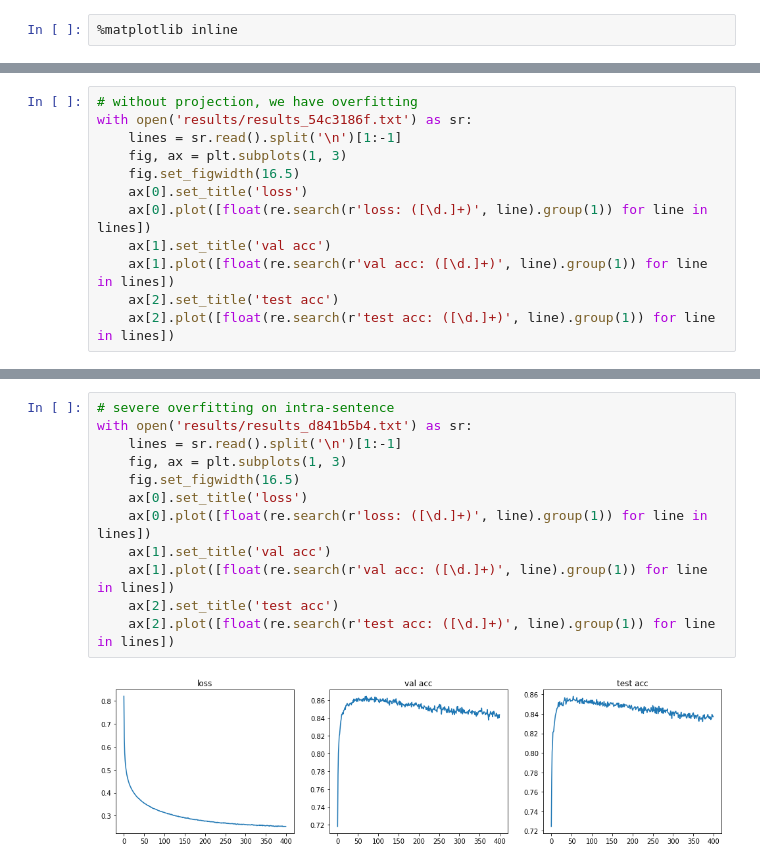
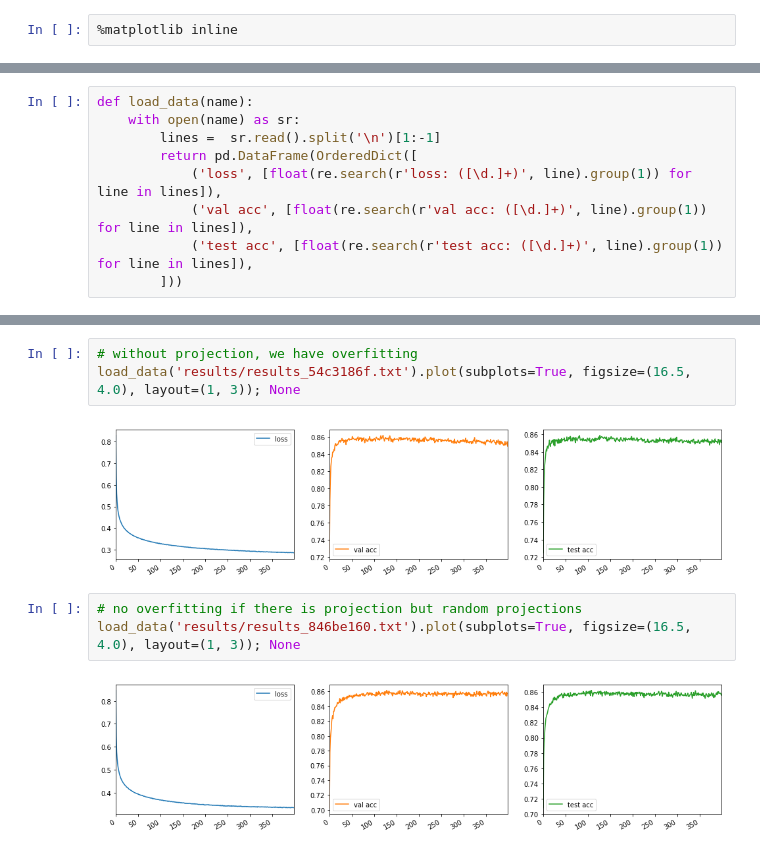
Before and after one commit to stevenxxiu/decomp_attend, a Jupyter notebook: notes.ipynb, the cells around one changed output, grey strips where cells are left out. Saved outputs shown, nothing was run; the diff lists cells and outputs as text.

Commit message:
more results & some re-runs

```diff
--- a/notes.ipynb
+++ b/notes.ipynb
@@ -5,14 +7,11 @@ import re
 import matplotlib
 import matplotlib.pyplot as plt
 # %%
-# without projection, we have overfitting
-with open('results/results_54c3186f.txt') as sr:
-    lines = sr.read().split('\n')[1:-1]
-    fig, ax = plt.subplots(1, 3)
-    fig.set_figwidth(16.5)
-    ax[0].set_title('loss')
-    ax[0].plot([float(re.search(r'loss: ([\d.]+)', line).group(1)) for line in lines])
-    ax[1].set_title('val acc')
-    ax[1].plot([float(re.search(r'val acc: ([\d.]+)', line).group(1)) for line in lines])
-    ax[2].set_title('test acc')
-    ax[2].plot([float(re.search(r'test acc: ([\d.]+)', line).group(1)) for line in lines])
+def load_data(name):
+    with open(name) as sr:
+        lines =  sr.read().split('\n')[1:-1]
+        return pd.DataFrame(OrderedDict([
+            ('loss', [float(re.search(r'loss: ([\d.]+)', line).group(1)) for line in lines]),
+            ('val acc', [float(re.search(r'val acc: ([\d.]+)', line).group(1)) for line in lines]),
+            ('test acc', [float(re.search(r'test acc: ([\d.]+)', line).group(1)) for line in lines]),
+        ]))
@@ -49,14 +18,10 @@ with open('results/results_d2eacd77.txt') as sr:
-# %%
-# severe overfitting on intra-sentence
-with open('results/results_d841b5b4.txt') as sr:
-    lines = sr.read().split('\n')[1:-1]
-    fig, ax = plt.subplots(1, 3)
-    fig.set_figwidth(16.5)
-    ax[0].set_title('loss')
-    ax[0].plot([float(re.search(r'loss: ([\d.]+)', line).group(1)) for line in lines])
-    ax[1].set_title('val acc')
-    ax[1].plot([float(re.search(r'val acc: ([\d.]+)', line).group(1)) for line in lines])
-    ax[2].set_title('test acc')
-    ax[2].plot([float(re.search(r'test acc: ([\d.]+)', line).group(1)) for line in lines])
-# %% [output]
-[figure, removed]
+# %%
+# without projection, we have overfitting
+load_data('results/results_54c3186f.txt').plot(subplots=True, figsize=(16.5, 4.0), layout=(1, 3)); None
+# %% [output]
+[figure, added]
+# %%
+# no overfitting if there is projection but random projections
+load_data('results/results_846be160.txt').plot(subplots=True, figsize=(16.5, 4.0), layout=(1, 3)); None
+# %% [output]
+[figure, added]
```
Also changed, not shown: parts of 7 cells of this notebook, 6 other files.
